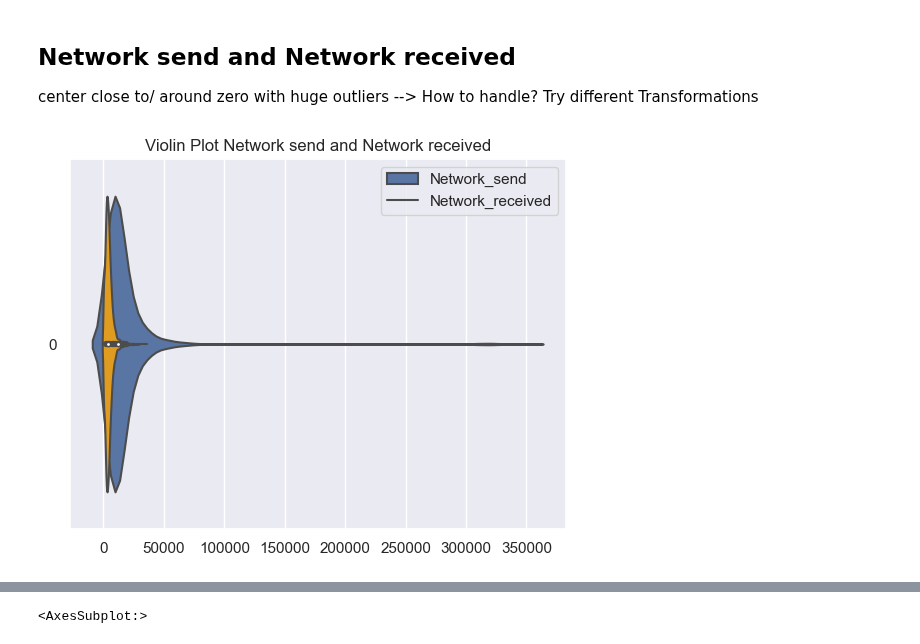
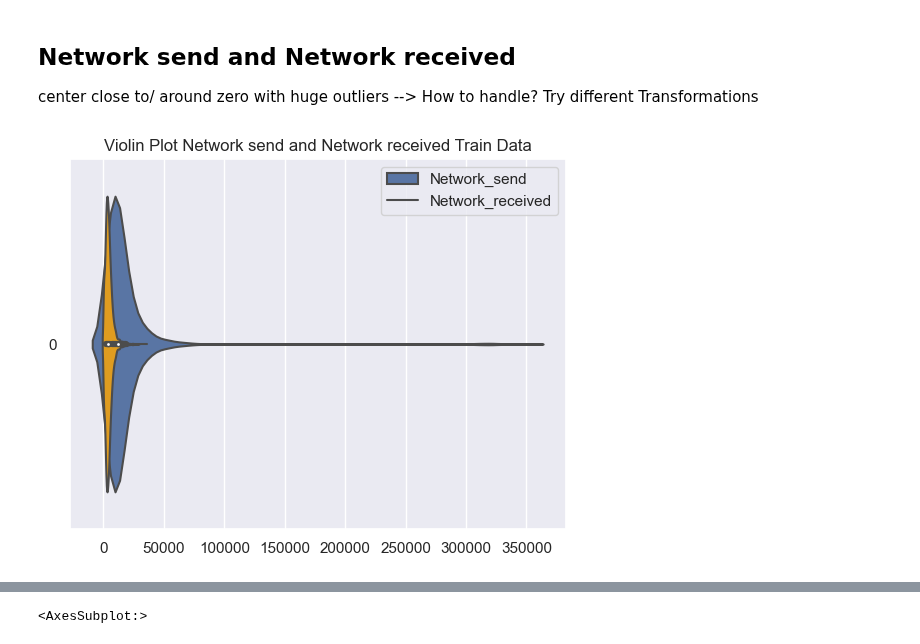
Before and after one commit to Janalytics94/anomaly-detection-software, a Jupyter notebook: src/analyse/EDA.ipynb, the cells around one changed output, grey strips where cells are left out. Cells and saved outputs as stored; diff of their text form; code cells hidden in the pictures.

```diff
--- a/src/analyse/EDA.ipynb
+++ b/src/analyse/EDA.ipynb
@@ -239,10 +251,10 @@ sns.heatmap(corr, annot=True)
 center close to/ around zero with huge outliers --> How to handle? Try different Transformations
 # %%
 f, ax = plt.subplots(1,1)
-plt.title("Violin Plot Network send and Network received")
+plt.title("Violin Plot Network send and Network received Train Data")
 sns.violinplot(train.network_send, orient='h', ax=ax)
 sns.violinplot(train.network_received, orient='h', color="orange", ax=ax)
 plt.legend(labels=["Network_send", "Network_received"])
 plt.show()
 # %% [output]
-[figure, old version]
+[figure, new version]
```
Also changed, not shown: parts of 13 cells of this notebook, 5 other files.
